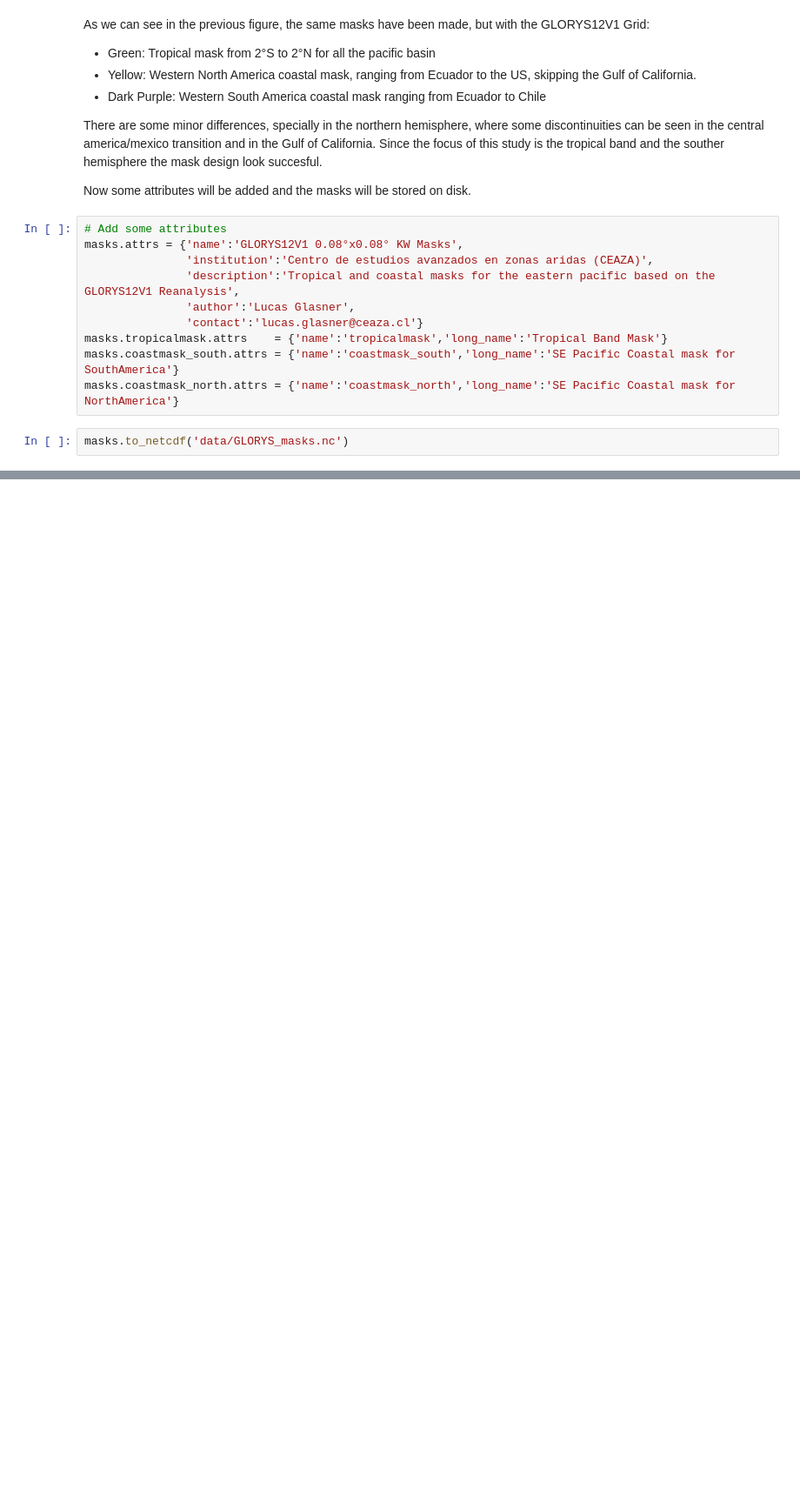
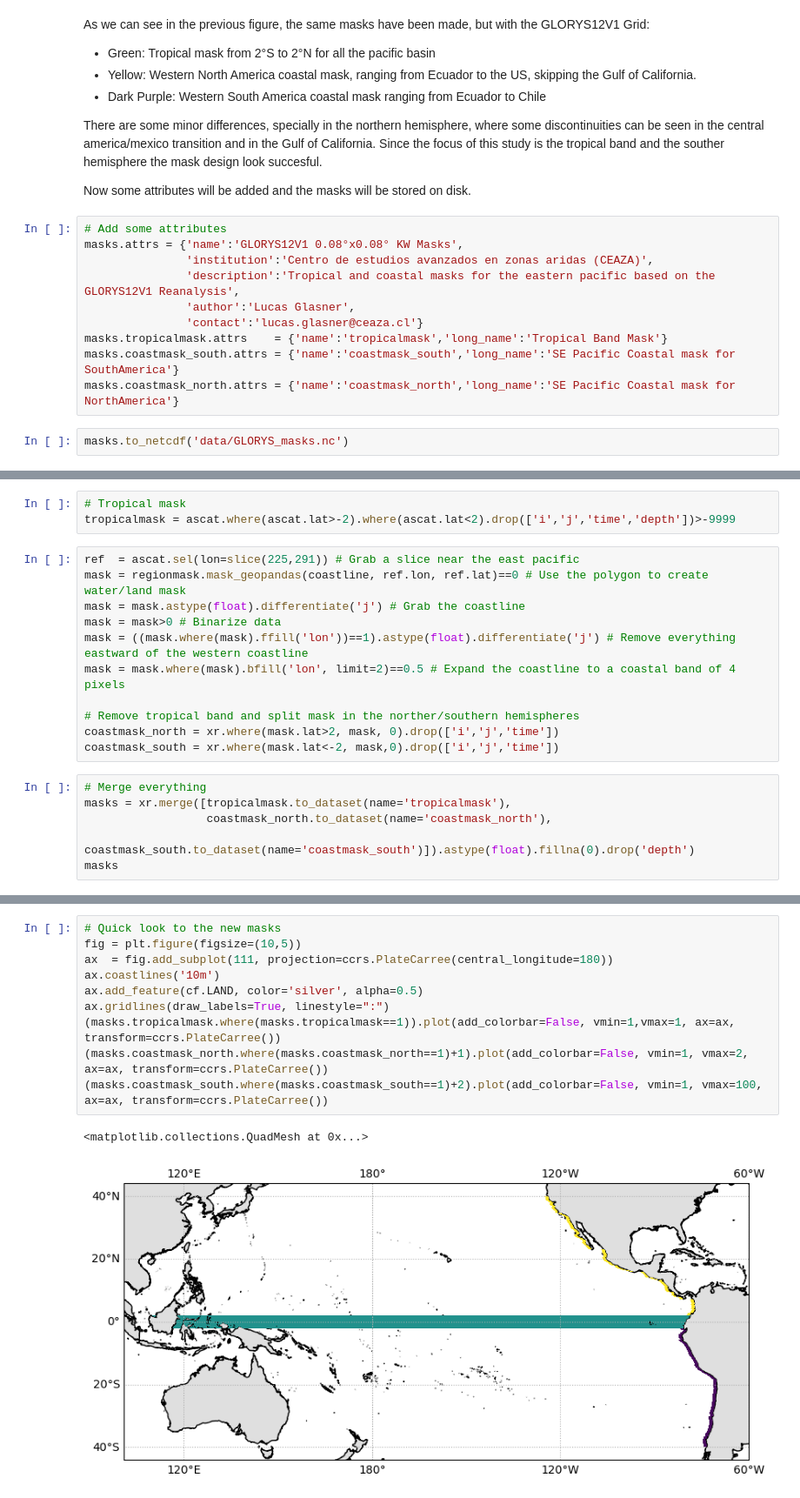
Before and after one commit to lucasglasner/S2S_CEAZA, a Jupyter notebook: create_masks.ipynb, the cells around one changed output, grey strips where cells are left out. Shown at 87% size. Saved outputs shown, nothing was run; the diff lists cells and outputs as text; blank space fills up the shorter version.

```diff
--- a/create_masks.ipynb
+++ b/create_masks.ipynb
@@ -239,0 +259,20 @@ masks.to_netcdf('data/GLORYS_masks.nc')
+# %%
+# Tropical mask
+tropicalmask = ascat.where(ascat.lat>-2).where(ascat.lat<2).drop(['i','j','time','depth'])>-9999
+# %%
+ref  = ascat.sel(lon=slice(225,291)) # Grab a slice near the east pacific
+mask = regionmask.mask_geopandas(coastline, ref.lon, ref.lat)==0 # Use the polygon to create water/land mask
+mask = mask.astype(float).differentiate('j') # Grab the coastline
+mask = mask>0 # Binarize data
+mask = ((mask.where(mask).ffill('lon'))==1).astype(float).differentiate('j') # Remove everything eastward of the western coastline
+mask = mask.where(mask).bfill('lon', limit=2)==0.5 # Expand the coastline to a coastal band of 4 pixels
+
+# Remove tropical band and split mask in the norther/southern hemispheres
+coastmask_north = xr.where(mask.lat>2, mask, 0).drop(['i','j','time'])
+coastmask_south = xr.where(mask.lat<-2, mask,0).drop(['i','j','time'])
+# %%
+# Merge everything
+masks = xr.merge([tropicalmask.to_dataset(name='tropicalmask'),
+                  coastmask_north.to_dataset(name='coastmask_north'),
+                  coastmask_south.to_dataset(name='coastmask_south')]).astype(float).fillna(0).drop('depth')
+masks
@@ -239,0 +289,13 @@ masks.to_netcdf('data/GLORYS_masks.nc')
+# %%
+# Quick look to the new masks
+fig = plt.figure(figsize=(10,5))
+ax  = fig.add_subplot(111, projection=ccrs.PlateCarree(central_longitude=180))
+ax.coastlines('10m')
+ax.add_feature(cf.LAND, color='silver', alpha=0.5)
+ax.gridlines(draw_labels=True, linestyle=":")
+(masks.tropicalmask.where(masks.tropicalmask==1)).plot(add_colorbar=False, vmin=1,vmax=1, ax=ax, transform=ccrs.PlateCarree())
+(masks.coastmask_north.where(masks.coastmask_north==1)+1).plot(add_colorbar=False, vmin=1, vmax=2, ax=ax, transform=ccrs.PlateCarree())
+(masks.coastmask_south.where(masks.coastmask_south==1)+2).plot(add_colorbar=False, vmin=1, vmax=100, ax=ax, transform=ccrs.PlateCarree())
+# %% [output]
+<matplotlib.collections.QuadMesh at 0x...>
+[figure, added]
```
Also changed, not shown: parts of 13 cells of this notebook, 2 other files.
